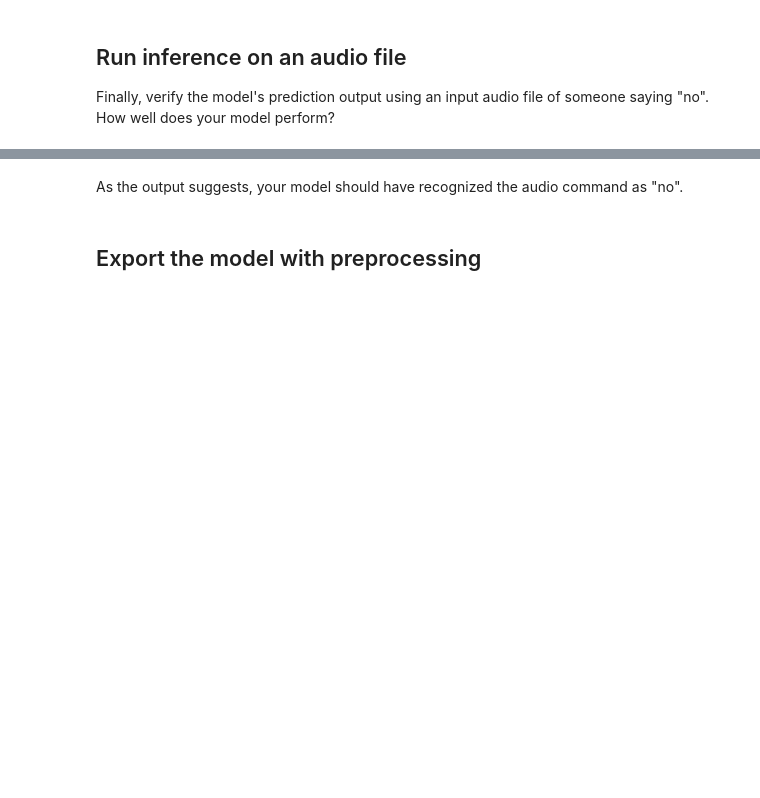
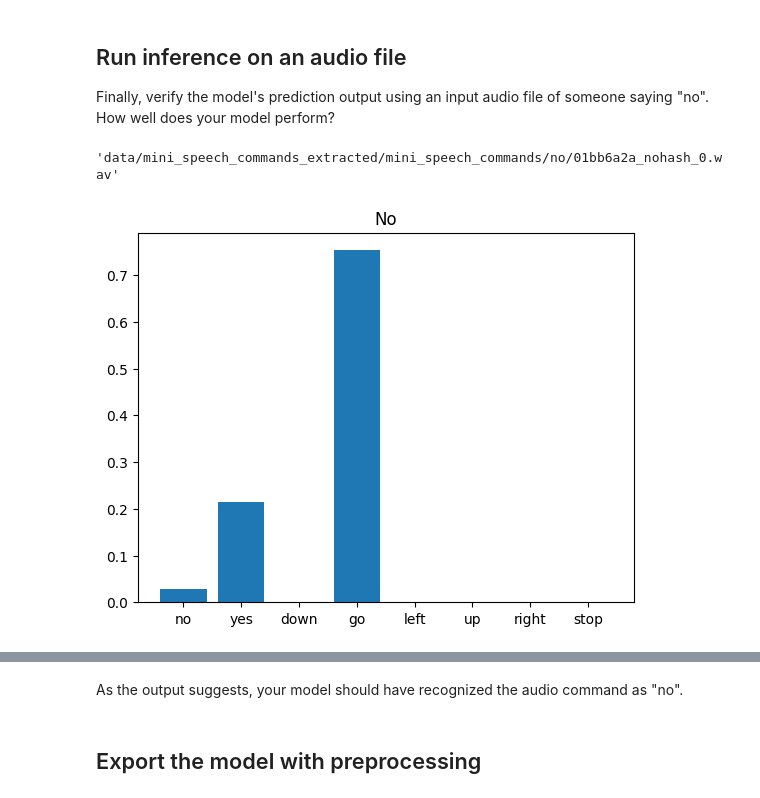
Before and after one commit to FPI14/WIP, a Jupyter notebook: simple_audio.ipynb, the cells around one changed output, grey strips where cells are left out. Cells and saved outputs as stored; diff of their text form; code cells hidden in the pictures; blank space fills up the shorter version.

```diff
--- a/simple_audio.ipynb
+++ b/simple_audio.ipynb
@@ -82,0 +91,4 @@ if not data_dir.exists():
+# %%
+!ls ./data/mini_speech_commands_extracted/mini_speech_commands/
+
+data_dir = 'data/mini_speech_commands_extracted/mini_speech_commands/'
@@ -348,19 +475,25 @@ plt.show()
 ## Run inference on an audio file
 
 Finally, verify the model's prediction output using an input audio file of someone saying "no". How well does your model perform?
+# %%
+data_dir + 'no/01bb6a2a_nohash_0.wav'
+# %% [output]
+'data/mini_speech_commands_extracted/mini_speech_commands/no/01bb6a2a_nohash_0.wav'
 # %%
-x = data_dir/'no/01bb6a2a_nohash_0.wav'
+x = data_dir + 'no/01bb6a2a_nohash_0.wav'
 x = tf.io.read_file(str(x))
 x, sample_rate = tf.audio.decode_wav(x, desired_channels=1, desired_samples=16000,)
 x = tf.squeeze(x, axis=-1)
 waveform = x
 x = get_spectrogram(x)
 x = x[tf.newaxis,...]
 
 prediction = model(x)
 x_labels = ['no', 'yes', 'down', 'go', 'left', 'up', 'right', 'stop']
 plt.bar(x_labels, tf.nn.softmax(prediction[0]))
 plt.title('No')
 plt.show()
 
 display.display(display.Audio(waveform, rate=16000))
+# %% [output]
+[figure, added]
```
Also changed, not shown: parts of 21 cells of this notebook.
